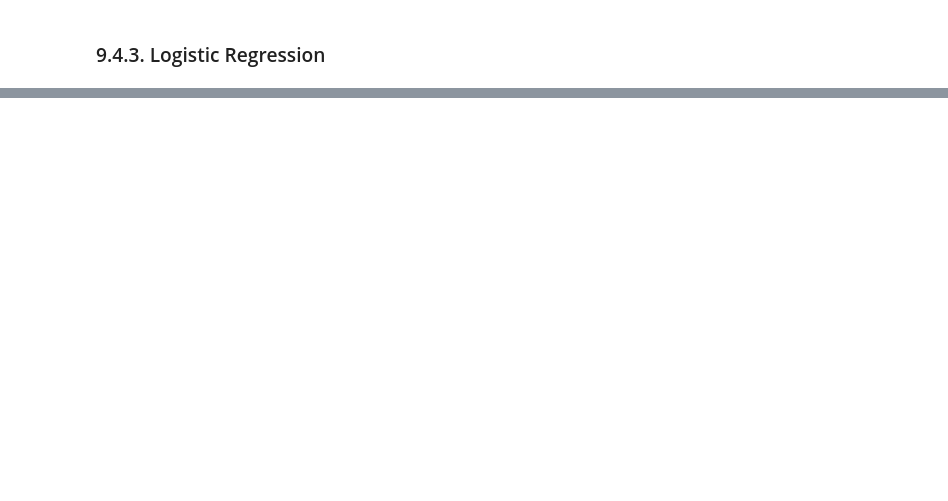
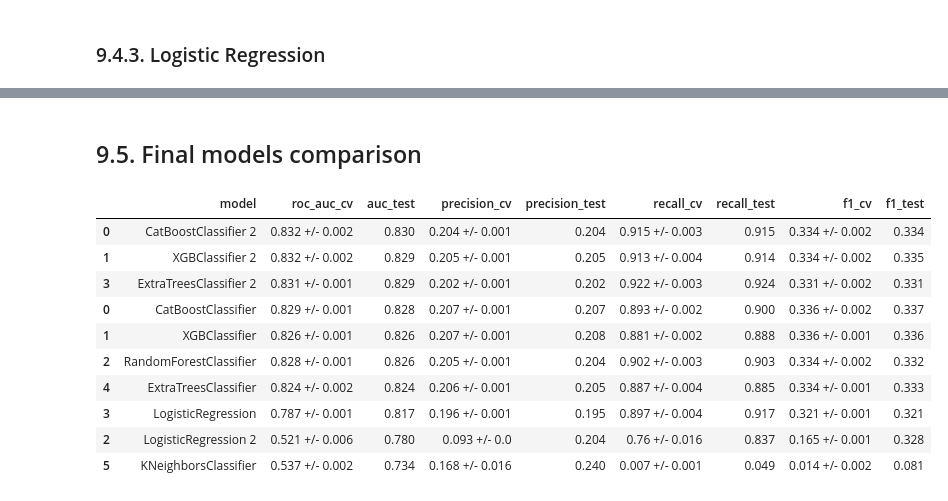
Before and after one commit to Emersonmiady/health-insurance-cross-sell, a Jupyter notebook: notebooks/hi_cs_analysis.ipynb, the cells around one changed output, grey strips where cells are left out. Cells and saved outputs as stored; diff of their text form; code cells hidden in the pictures; blank space fills up the shorter version.

```diff
--- a/notebooks/hi_cs_analysis.ipynb
+++ b/notebooks/hi_cs_analysis.ipynb
@@ -1742,0 +1845,2 @@ best_lr_params = {
+# %% [markdown]
+## 9.5. Final models comparison
@@ -1742,0 +1855,39 @@ best_lr_params = {
+# %%
+# Metrics results
+results_cv_df2 = make_cv_model_results_df(models2, X_train, y_train_n, scalers,
+                                          early_stop_decisions=[True, True, False, False])
+
+results_test_df2 = make_test_model_results_df(models2, X_train_rescaled, y_train_n,
+                                              X_test_rescaled, y_test_n,
+                                              eval_sets=[[(X_test_rescaled, y_test_n)],
+                                                         [(X_test_rescaled, y_test_n)],
+                                                         None, None])
+
+# Final results df
+results_df2 = results_cv_df2.merge(results_test_df2, on='model', how='left')
+
+# Ordering variables
+results_df2 = results_df2[['model', 'roc_auc_cv', 'auc_test',
+                         'precision_cv', 'precision_test',
+                         'recall_cv', 'recall_test',
+                         'f1_cv', 'f1_test']]
+
+results_df2['model'] = results_df2['model'] + ' 2'
+# %%
+# Final results
+final_results_df = pd.concat([results_df, results_df2])
+final_results_df = final_results_df.sort_values('auc_test', ascending=False)
+
+display(final_results_df)
+# %% [output]
+|  | model | roc_auc_cv | auc_test | precision_cv | precision_test | recall_cv | recall_test | f1_cv | f1_test |
+| 0 | CatBoostClassifier 2 | 0.832 +/- 0.002 | 0.830 | 0.204 +/- 0.001 | 0.204 | 0.915 +/- 0.003 | 0.915 | 0.334 +/- 0.002 | 0.334 |
+| 1 | XGBClassifier 2 | 0.832 +/- 0.002 | 0.829 | 0.205 +/- 0.001 | 0.205 | 0.913 +/- 0.004 | 0.914 | 0.334 +/- 0.002 | 0.335 |
+| 3 | ExtraTreesClassifier 2 | 0.831 +/- 0.001 | 0.829 | 0.202 +/- 0.001 | 0.202 | 0.922 +/- 0.003 | 0.924 | 0.331 +/- 0.002 | 0.331 |
+| 0 | CatBoostClassifier | 0.829 +/- 0.001 | 0.828 | 0.207 +/- 0.001 | 0.207 | 0.893 +/- 0.002 | 0.900 | 0.336 +/- 0.002 | 0.337 |
+| 1 | XGBClassifier | 0.826 +/- 0.001 | 0.826 | 0.207 +/- 0.001 | 0.208 | 0.881 +/- 0.002 | 0.888 | 0.336 +/- 0.001 | 0.336 |
+| 2 | RandomForestClassifier | 0.828 +/- 0.001 | 0.826 | 0.205 +/- 0.001 | 0.204 | 0.902 +/- 0.003 | 0.903 | 0.334 +/- 0.002 | 0.332 |
+| 4 | ExtraTreesClassifier | 0.824 +/- 0.002 | 0.824 | 0.206 +/- 0.001 | 0.205 | 0.887 +/- 0.004 | 0.885 | 0.334 +/- 0.001 | 0.333 |
+| 3 | LogisticRegression | 0.787 +/- 0.001 | 0.817 | 0.196 +/- 0.001 | 0.195 | 0.897 +/- 0.004 | 0.917 | 0.321 +/- 0.001 | 0.321 |
+| 2 | LogisticRegression 2 | 0.521 +/- 0.006 | 0.780 | 0.093 +/- 0.0 | 0.204 | 0.76 +/- 0.016 | 0.837 | 0.165 +/- 0.001 | 0.328 |
+| 5 | KNeighborsClassifier | 0.537 +/- 0.002 | 0.734 | 0.168 +/- 0.016 | 0.240 | 0.007 +/- 0.001 | 0.049 | 0.014 +/- 0.002 | 0.081 |
```
Also changed, not shown: parts of 22 cells of this notebook, 6 other files.
